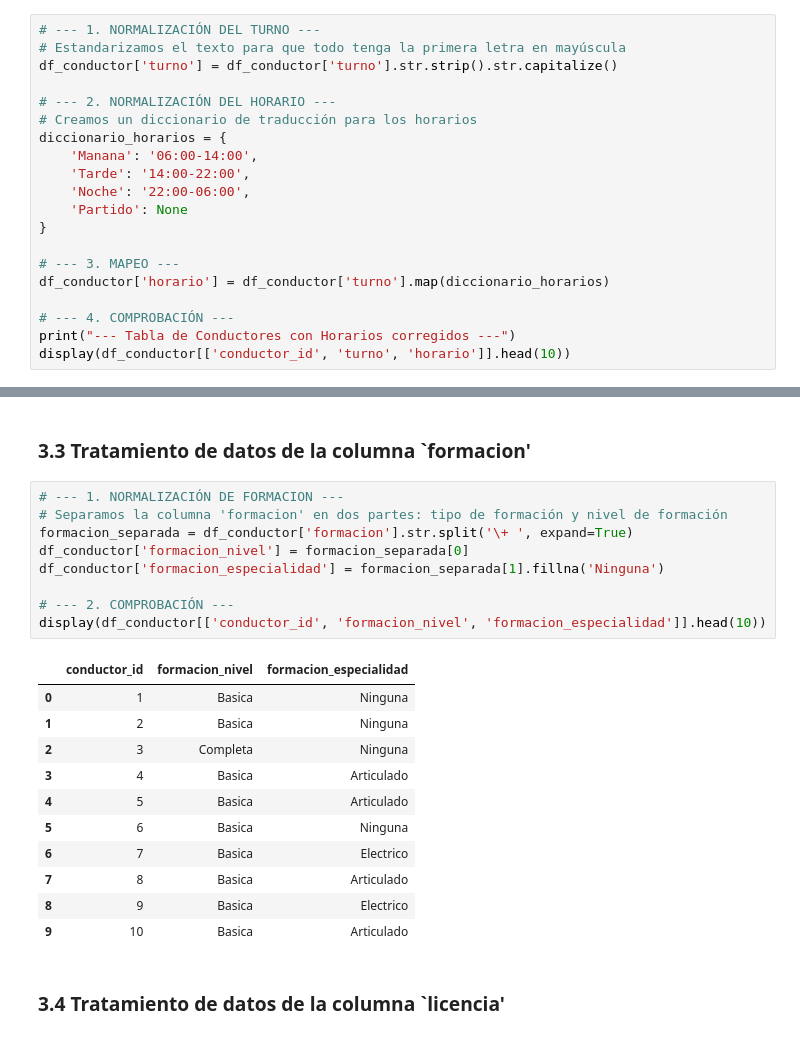
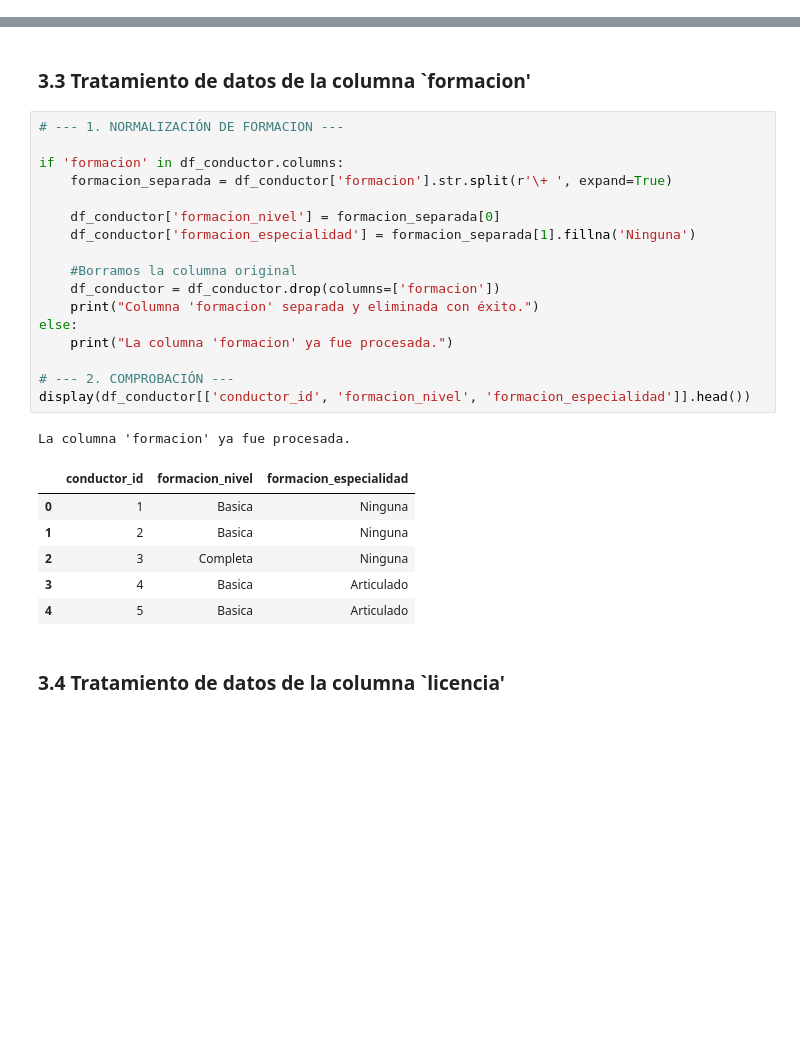
Before and after one commit to databaandsc/MetroBus_Analytics, a Jupyter notebook: 01_eda.ipynb, the cells around one changed output, grey strips where cells are left out. Cells and saved outputs as stored; diff of their text form; blank space fills up the shorter version.

Commit message:
feat: limpieza de datos EDA y carga de Dimensiones (Niveles 1 y 2) en PostgreSQL

```diff
--- a/01_eda.ipynb
+++ b/01_eda.ipynb
@@ -1581,20 +1632,0 @@ display(df_conductor[['conductor_id', 'turno', 'horario']].head())
-# %%
-# --- 1. NORMALIZACIÓN DEL TURNO ---
-# Estandarizamos el texto para que todo tenga la primera letra en mayúscula
-df_conductor['turno'] = df_conductor['turno'].str.strip().str.capitalize()
-
-# --- 2. NORMALIZACIÓN DEL HORARIO ---
-# Creamos un diccionario de traducción para los horarios
-diccionario_horarios = {
-    'Manana': '06:00-14:00',
-    'Tarde': '14:00-22:00',
-    'Noche': '22:00-06:00',
-    'Partido': None
-}
-
-# --- 3. MAPEO ---
-df_conductor['horario'] = df_conductor['turno'].map(diccionario_horarios)
-
-# --- 4. COMPROBACIÓN ---
-print("--- Tabla de Conductores con Horarios corregidos ---")
-display(df_conductor[['conductor_id', 'turno', 'horario']].head(10))
@@ -1620,25 +1645,29 @@ print(df_conductor['turno'].unique().tolist())
 ### 3.3 Tratamiento de datos de la columna `formacion'
 # %%
 # --- 1. NORMALIZACIÓN DE FORMACION ---
-# Separamos la columna 'formacion' en dos partes: tipo de formación y nivel de formación
-formacion_separada = df_conductor['formacion'].str.split('\+ ', expand=True)
-df_conductor['formacion_nivel'] = formacion_separada[0]
-df_conductor['formacion_especialidad'] = formacion_separada[1].fillna('Ninguna')
+
+if 'formacion' in df_conductor.columns:
+    formacion_separada = df_conductor['formacion'].str.split(r'\+ ', expand=True)
+
+    df_conductor['formacion_nivel'] = formacion_separada[0]
+    df_conductor['formacion_especialidad'] = formacion_separada[1].fillna('Ninguna')
+
+    #Borramos la columna original
+    df_conductor = df_conductor.drop(columns=['formacion'])
+    print("Columna 'formacion' separada y eliminada con éxito.")
+else:
+    print("La columna 'formacion' ya fue procesada.")
 
 # --- 2. COMPROBACIÓN ---
-display(df_conductor[['conductor_id', 'formacion_nivel', 'formacion_especialidad']].head(10))
+display(df_conductor[['conductor_id', 'formacion_nivel', 'formacion_especialidad']].head())
 # %% [output]
+La columna 'formacion' ya fue procesada.
 |  | conductor_id | formacion_nivel | formacion_especialidad |
 | 0 | 1 | Basica | Ninguna |
 | 1 | 2 | Basica | Ninguna |
 | 2 | 3 | Completa | Ninguna |
 | 3 | 4 | Basica | Articulado |
 | 4 | 5 | Basica | Articulado |
-| 5 | 6 | Basica | Ninguna |
-| 6 | 7 | Basica | Electrico |
-| 7 | 8 | Basica | Articulado |
-| 8 | 9 | Basica | Electrico |
-| 9 | 10 | Basica | Articulado |
 # %% [markdown]
 ### 3.4 Tratamiento de datos de la columna `licencia'
 # %%
```
Also changed, not shown: parts of 22 cells of this notebook, 1 other file.
